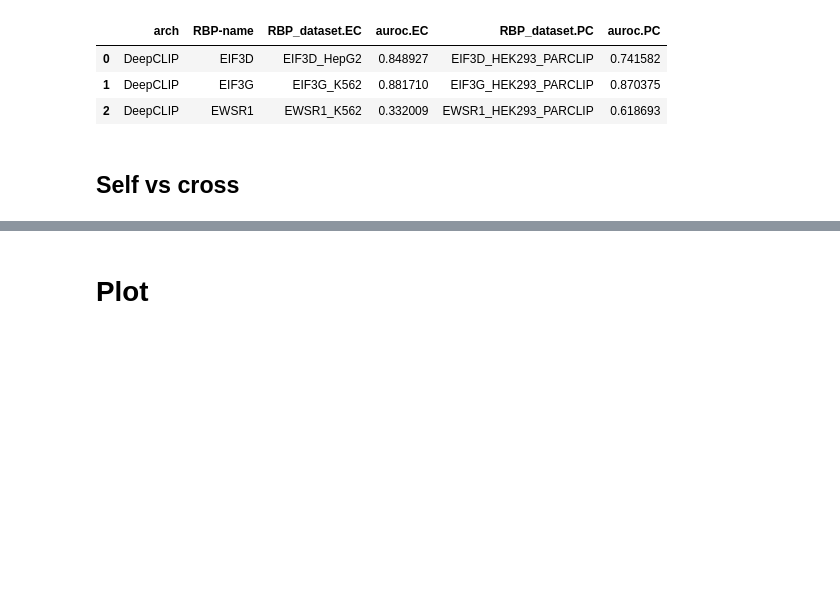
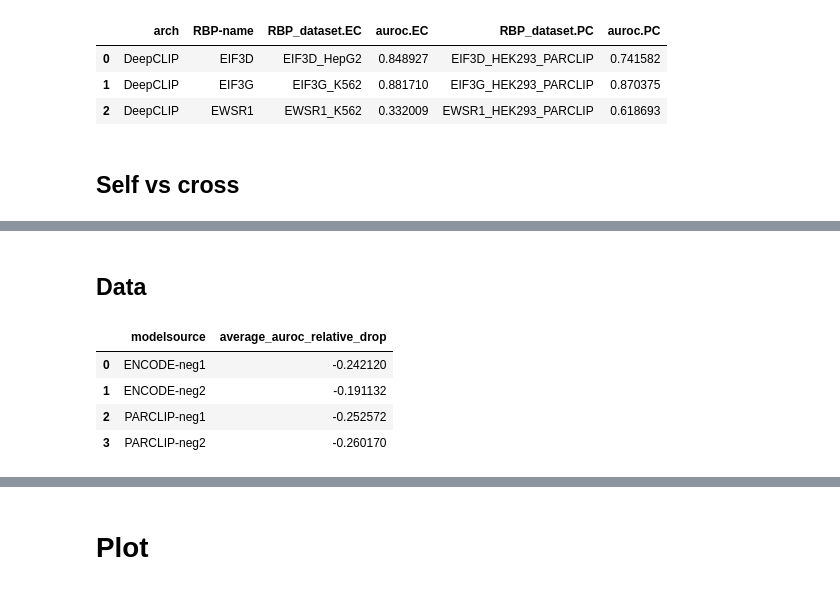
Before and after one commit to mhorlacher/Benchmark-RBP, a Jupyter notebook: analyses/notebooks/cross_protocols.ipynb, the cells around one changed output, grey strips where cells are left out. Cells and saved outputs as stored; diff of their text form; code cells hidden in the pictures; blank space fills up the shorter version.

Commit message:
Added the relative change in auROC from cross-protocol application (supp figure with boxplots)

```diff
--- a/analyses/notebooks/cross_protocols.ipynb
+++ b/analyses/notebooks/cross_protocols.ipynb
@@ -296,0 +299,19 @@ parclip_selfcross_merged_n2 = pd.merge(
+# %%
+def calculate_relative_drop_auroc(selfcross_df: pd.DataFrame) -> pd.Series:
+    return (selfcross_df["auroc.cross"] - selfcross_df["auroc.self"]) / selfcross_df[
+        "auroc.self"
+    ]
+
+
+parclip_selfcross_merged_n1["auroc.reldrop"] = calculate_relative_drop_auroc(
+    parclip_selfcross_merged_n1
+)
+parclip_selfcross_merged_n2["auroc.reldrop"] = calculate_relative_drop_auroc(
+    parclip_selfcross_merged_n2
+)
+encode_selfcross_merged_n1["auroc.reldrop"] = calculate_relative_drop_auroc(
+    encode_selfcross_merged_n1
+)
+encode_selfcross_merged_n2["auroc.reldrop"] = calculate_relative_drop_auroc(
+    encode_selfcross_merged_n2
+)
@@ -296,0 +327,34 @@ parclip_selfcross_merged_n2 = pd.merge(
+# %% [markdown]
+## Data
+# %%
+reldrop_data = pd.concat(
+    [
+        parclip_selfcross_merged_n1.assign(
+            modelsource="PARCLIP-neg1",
+            negativeset="neg1",
+        ),
+        encode_selfcross_merged_n1.assign(
+            modelsource="ENCODE-neg1",
+            negativeset="neg1",
+        ),
+        parclip_selfcross_merged_n2.assign(
+            modelsource="PARCLIP-neg2",
+            negativeset="neg2",
+        ),
+        encode_selfcross_merged_n2.assign(
+            modelsource="ENCODE-neg2",
+            negativeset="neg2",
+        ),
+    ],
+    axis=0,
+)
+# %%
+tmp_reldrop_avg = reldrop_data.groupby('modelsource')['auroc.reldrop'].mean().rename('average_auroc_relative_drop').to_frame().reset_index()
+
+display(tmp_reldrop_avg)
+# %% [output]
+|  | modelsource | average_auroc_relative_drop |
+| 0 | ENCODE-neg1 | -0.242120 |
+| 1 | ENCODE-neg2 | -0.191132 |
+| 2 | PARCLIP-neg1 | -0.252572 |
+| 3 | PARCLIP-neg2 | -0.260170 |
```
Also changed, not shown: parts of 6 cells of this notebook.
